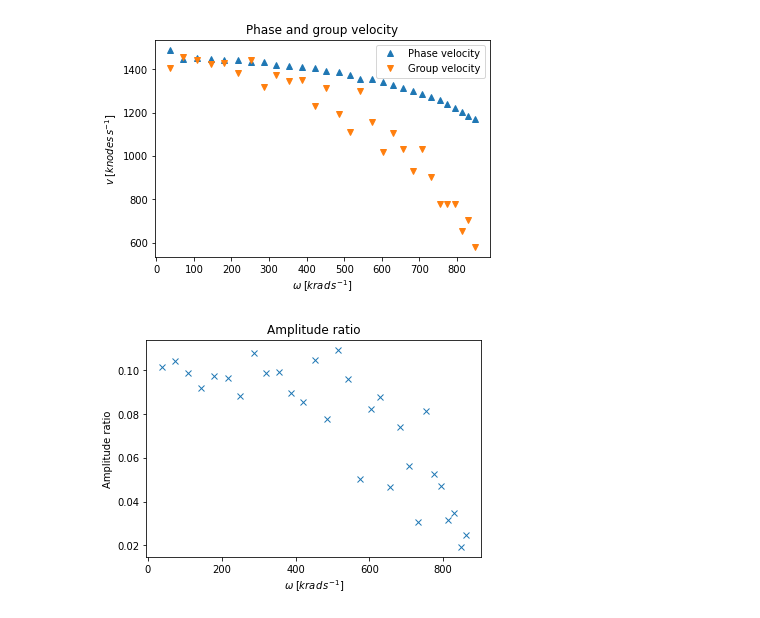
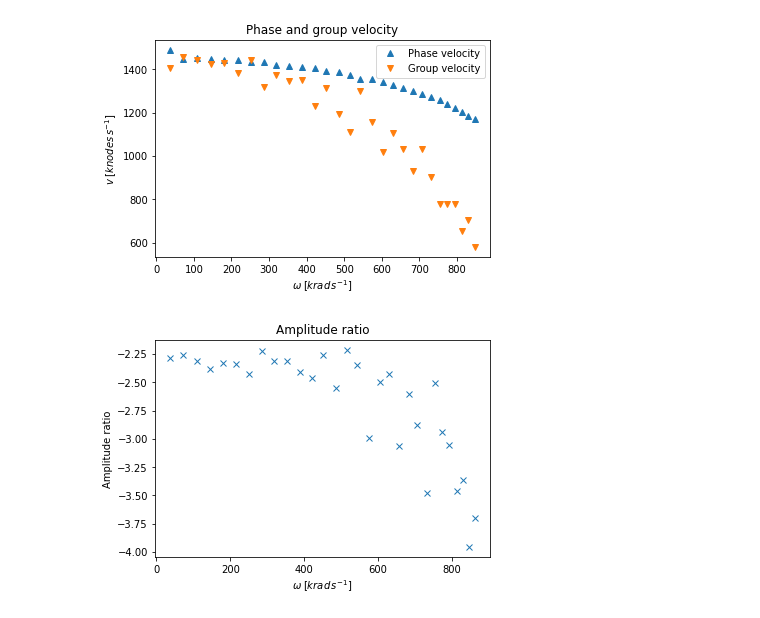
Before and after one commit to EliasFink122/PhysicsYear2Labs-Waves, a Jupyter notebook: Section3/task_3_7.ipynb, the cells around one changed output. Cells and saved outputs as stored; diff of their text form; code cells hidden in the pictures.

```diff
--- a/Section3/task_3_7.ipynb
+++ b/Section3/task_3_7.ipynb
@@ -46,14 +46,14 @@ plt.plot()
 # %%
 # Task 3.7 d)
 
 amp_in = data[2]
 amp_out = data[3]
 ratio = amp_out/amp_in
 
 plt.title("Amplitude ratio")
-plt.plot(omega, ratio, 'x')
+plt.plot(omega, np.log(ratio), 'x')
 plt.xlabel("$\omega\;[krad\,s^{-1}]$")
 plt.ylabel("Amplitude ratio")
 plt.show()
 # %% [output]
-[figure, old version]
+[figure, new version]
```
Also changed, not shown: parts of 1 cell of this notebook, 4 other files.
